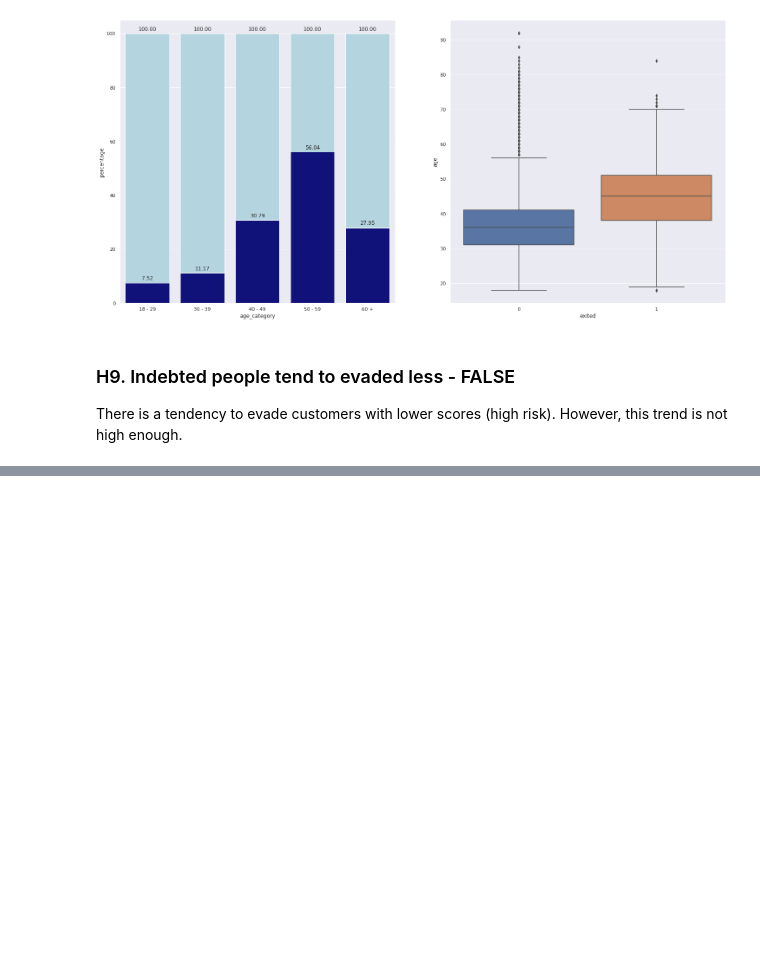
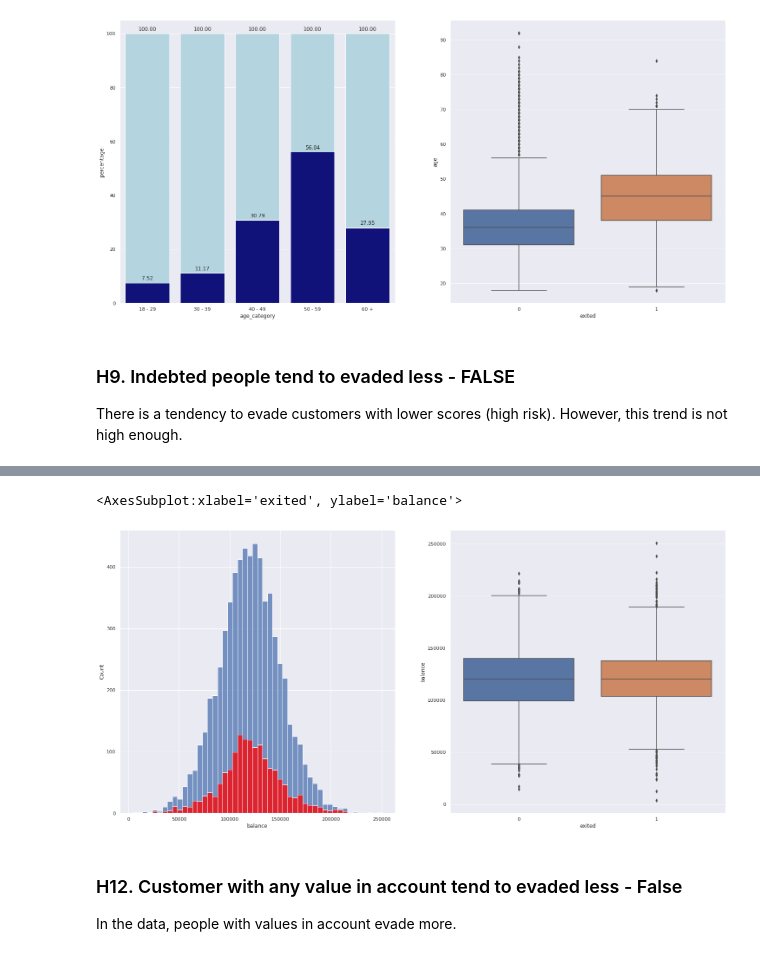
Before and after one commit to tadeucbm/churn_predict, a Jupyter notebook: notebooks/c1_churn_predict.ipynb, the cells around one changed output, grey strips where cells are left out. Saved outputs shown, nothing was run; the diff lists cells and outputs as text; code cells hidden in the pictures; blank space fills up the shorter version.

```diff
--- a/notebooks/c1_churn_predict.ipynb
+++ b/notebooks/c1_churn_predict.ipynb
@@ -764,0 +822,3 @@ sns.boxplot(x=df3['score_class'], y=df3['age'])
+# %%
+# create aux with only values balance > 0
+aux = df3.loc[df3['balance'] > 0, :]
@@ -764,0 +828,22 @@ sns.boxplot(x=df3['score_class'], y=df3['age'])
+# %%
+# create aux crosstab balance and exited
+aux_3 = pd.crosstab(aux['balance'], aux['exited'])
+aux_3['percentage'] = aux_4[1] / (aux_4[0] + aux_4[1]) * 100
+# %%
+# select only exited values = 1
+aux_4 = aux_3.loc[aux_3[1] == 1, :].reset_index()
+# %%
+grid = plt.GridSpec(1, 2)
+
+plt.subplot(grid[0, 0])
+sns.histplot(x=aux['balance'], bins=50)
+sns.histplot(x=aux_4['balance'], color='red', bins=50)
+
+plt.subplot(grid[0, 1])
+sns.boxplot(x=aux['exited'], y=aux['balance'])
+# %% [output]
+<AxesSubplot:xlabel='exited', ylabel='balance'>
+[figure, added]
+# %% [markdown]
+### H12. Customer with any value in account tend to evaded less - False
+In the data, people with values in account evade more.
```
Also changed, not shown: parts of 14 cells of this notebook.
